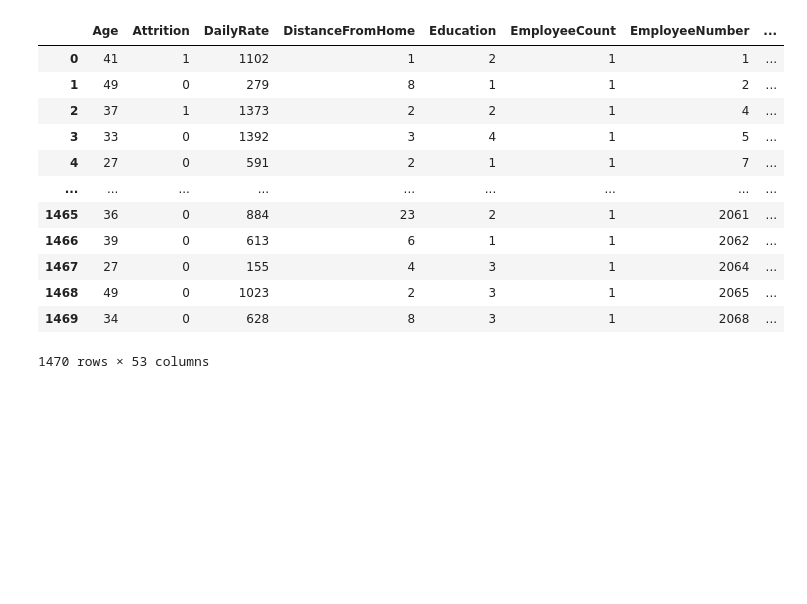
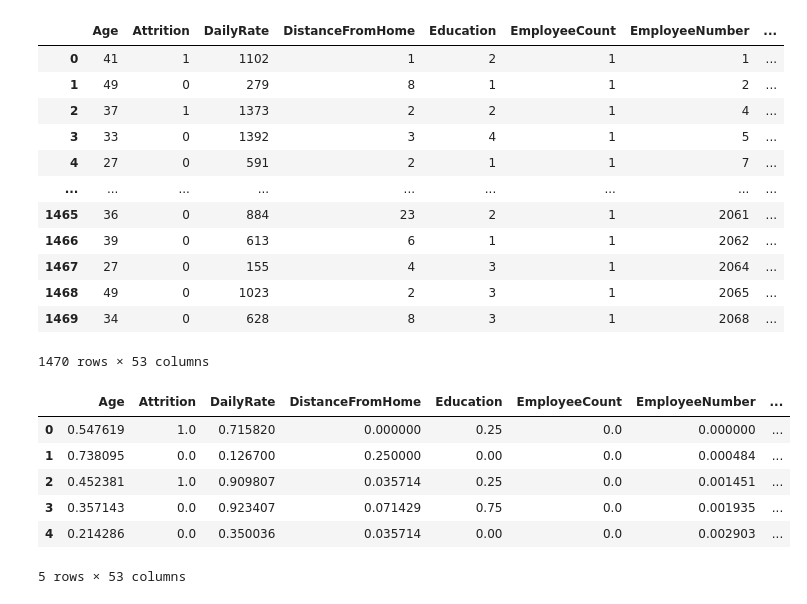
Before and after one commit to niramay447/kaggle-competitions, a Jupyter notebook: attrition-prediction.ipynb, the cells around one changed output. Cells and saved outputs as stored; diff of their text form; code cells hidden in the pictures; blank space fills up the shorter version.

```diff
--- a/attrition-prediction.ipynb
+++ b/attrition-prediction.ipynb
@@ -171,3 +172,18 @@ all_data_ohe
 | 1468 | 49 | 0 | 1023 | 2 | 3 | 1 | 2065 | ... |
 | 1469 | 34 | 0 | 628 | 8 | 3 | 1 | 2068 | ... |
 1470 rows × 53 columns
+# %%
+scaler = MinMaxScaler()
+model=scaler.fit(all_data_ohe)
+scaled=model.transform(all_data_ohe)
+
+all_data_scaled = pd.DataFrame(scaled, index=all_data_ohe.index, columns=all_data_ohe.columns)
+all_data_scaled.head()
+# %% [output]
+|  | Age | Attrition | DailyRate | DistanceFromHome | Education | EmployeeCount | EmployeeNumber | ... |
+| 0 | 0.547619 | 1.0 | 0.715820 | 0.000000 | 0.25 | 0.0 | 0.000000 | ... |
+| 1 | 0.738095 | 0.0 | 0.126700 | 0.250000 | 0.00 | 0.0 | 0.000484 | ... |
+| 2 | 0.452381 | 1.0 | 0.909807 | 0.035714 | 0.25 | 0.0 | 0.001451 | ... |
+| 3 | 0.357143 | 0.0 | 0.923407 | 0.071429 | 0.75 | 0.0 | 0.001935 | ... |
+| 4 | 0.214286 | 0.0 | 0.350036 | 0.035714 | 0.00 | 0.0 | 0.002903 | ... |
+5 rows × 53 columns
```
Also changed, not shown: parts of 2 cells of this notebook.
